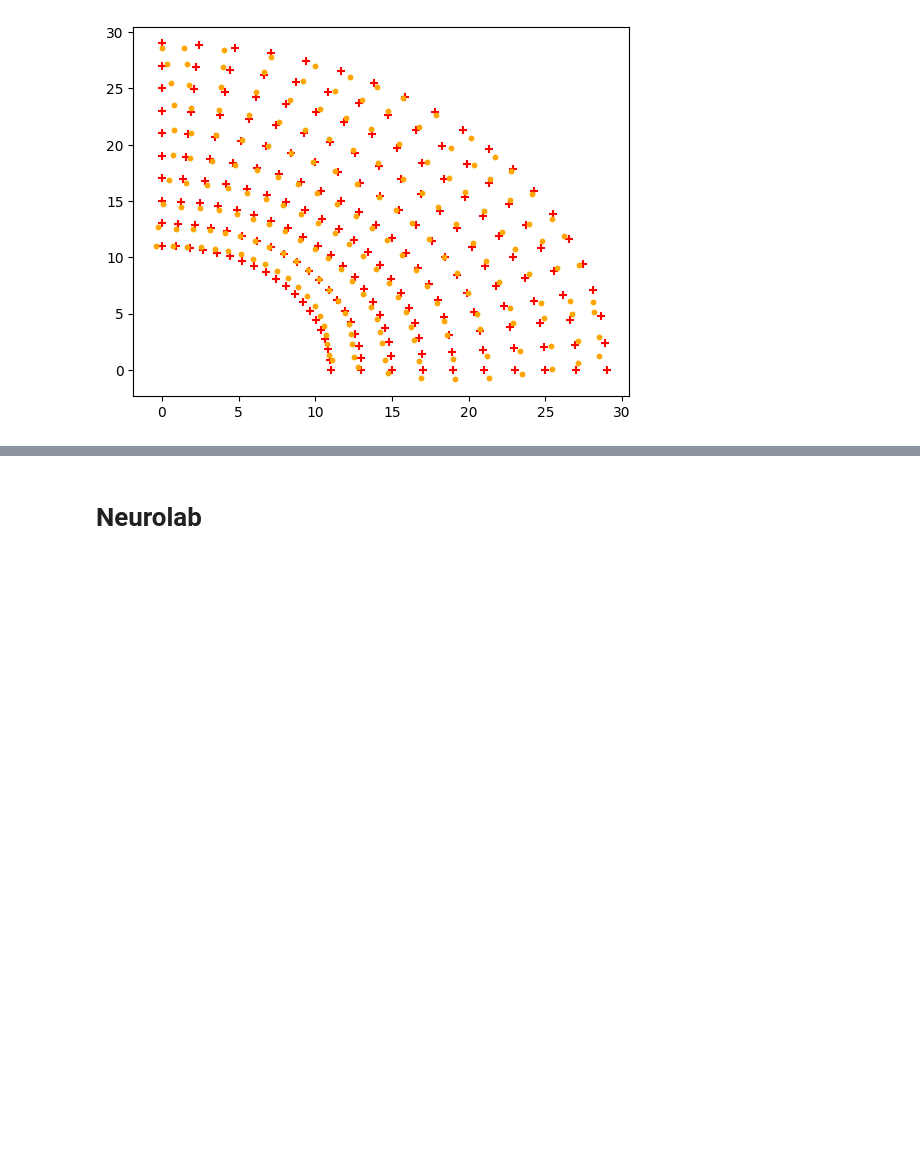
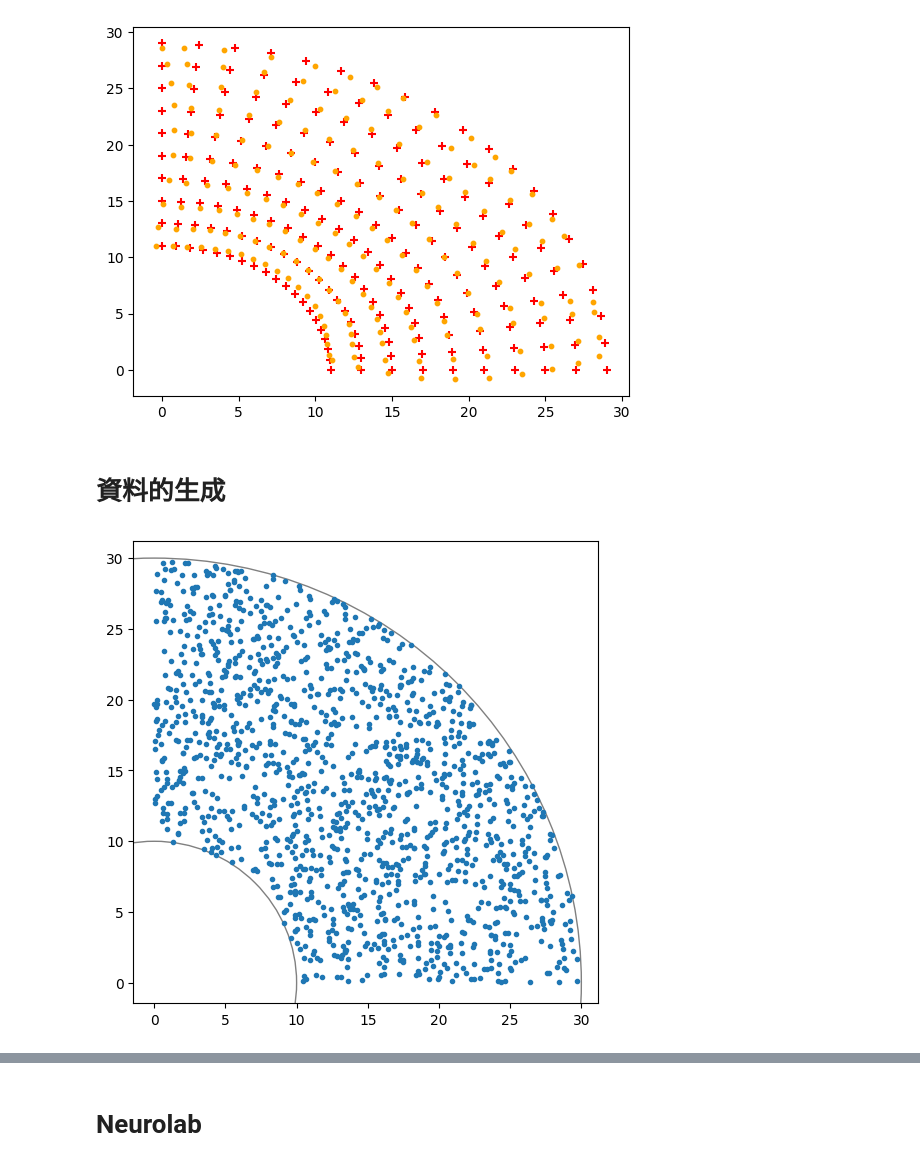
Before and after one commit to eason489233/vscode, a Jupyter notebook: ML3_ANN.ipynb, the cells around one changed output, grey strips where cells are left out. Drawn from its saved outputs; the diff is of its cells as text; code cells hidden in the pictures; blank space fills up the shorter version.

```diff
--- a/ML3_ANN.ipynb
+++ b/ML3_ANN.ipynb
@@ -118,3 +121,24 @@ The loss function is 0.0007
 Number of interations : 2526
 Root Mean square error is 0.0335
 [figure]
+# %% [markdown]
+# 資料的生成
+# %%
+import numpy as np
+from scipy.stats import uniform
+from scipy.special import gammainc
+
+radius_in, radius_out =10, 30
+center = np.array([0, 0])
+X = uniform.rvs(loc = 0, scale = radius_out, size=(2000, 2))
+d = np.sqrt(X[:, 0] ** 2 + X[:, 1] ** 2)
+Idx = (d < radius_out) & (d > radius_in)#只要範圍內
+TrainData = X[(d < radius_out) & (d > radius_in), :]#只要第一象限
+fig =plt.figure(figsize=(6,6))
+ax = fig.gca()
+ax.add_artist(plt.Circle(center,radius_out,fill=False,color='0.5'))
+ax.add_artist(plt.Circle(center,radius_in,fill=False,color='0.5'))
+plt.scatter(TrainData [:,0],TrainData [:,1],marker='.') #可當下一段的訓練資料
+plt.show()
+# %% [output]
+[figure, added]
```
Also changed, not shown: parts of 15 cells of this notebook, 5 other files.
